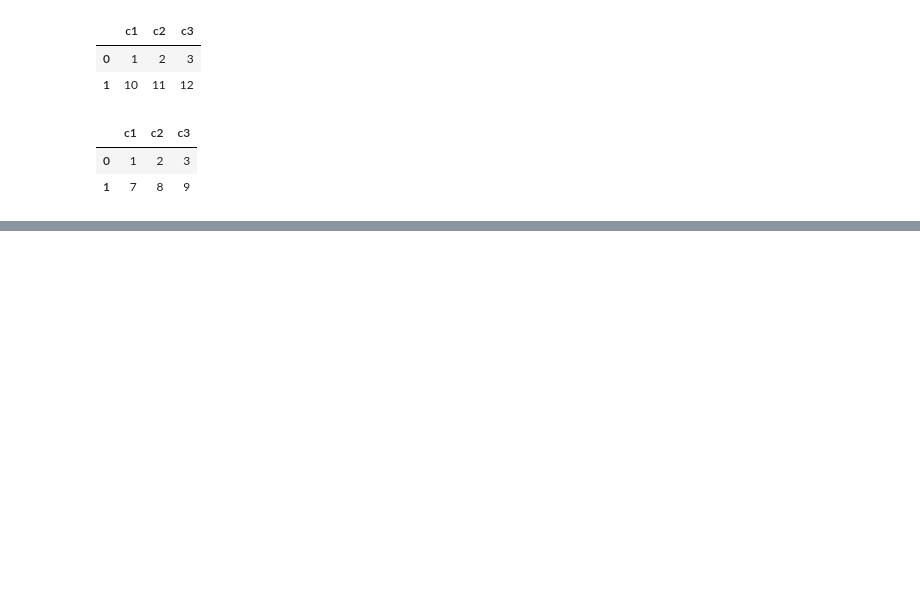
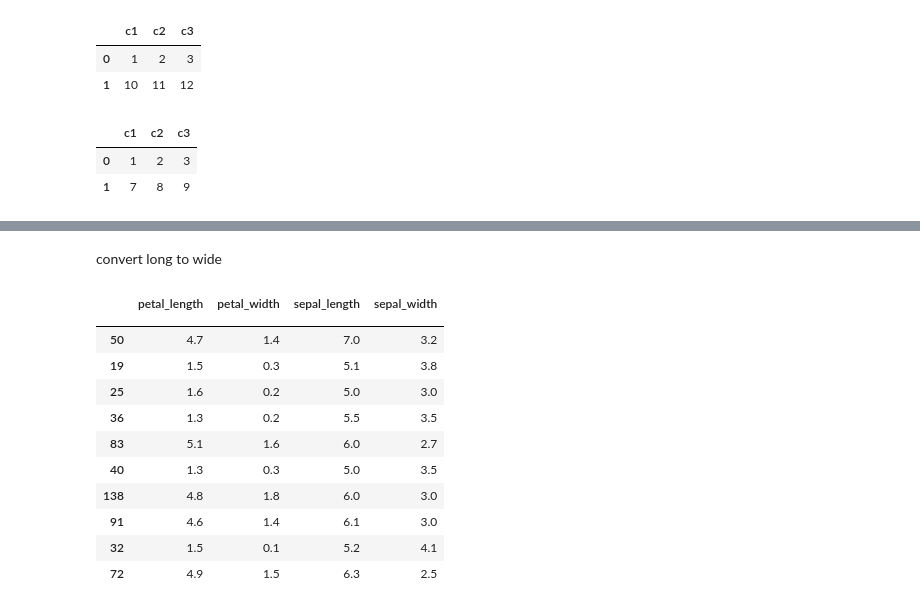
Before and after one commit to JeffChien/playground, a Jupyter notebook: python/pandas.ipynb, the cells around one changed output, grey strips where cells are left out. Drawn from its saved outputs; the diff is of its cells as text; code cells hidden in the pictures; blank space fills up the shorter version.

```diff
--- a/python/pandas.ipynb
+++ b/python/pandas.ipynb
@@ -71,0 +123,17 @@ df1
+# %% [markdown]
+convert long to wide
+# %%
+df_long.pivot(index='id', columns='variable', values='value').rename_axis(index='', columns='').sample(10)
+# %% [output]
+|  | petal_length | petal_width | sepal_length | sepal_width |
+|  |  |  |  |  |
+| 50 | 4.7 | 1.4 | 7.0 | 3.2 |
+| 19 | 1.5 | 0.3 | 5.1 | 3.8 |
+| 25 | 1.6 | 0.2 | 5.0 | 3.0 |
+| 36 | 1.3 | 0.2 | 5.5 | 3.5 |
+| 83 | 5.1 | 1.6 | 6.0 | 2.7 |
+| 40 | 1.3 | 0.3 | 5.0 | 3.5 |
+| 138 | 4.8 | 1.8 | 6.0 | 3.0 |
+| 91 | 4.6 | 1.4 | 6.1 | 3.0 |
+| 32 | 1.5 | 0.1 | 5.2 | 4.1 |
+| 72 | 4.9 | 1.5 | 6.3 | 2.5 |
```
Also changed, not shown: parts of 10 cells of this notebook.
